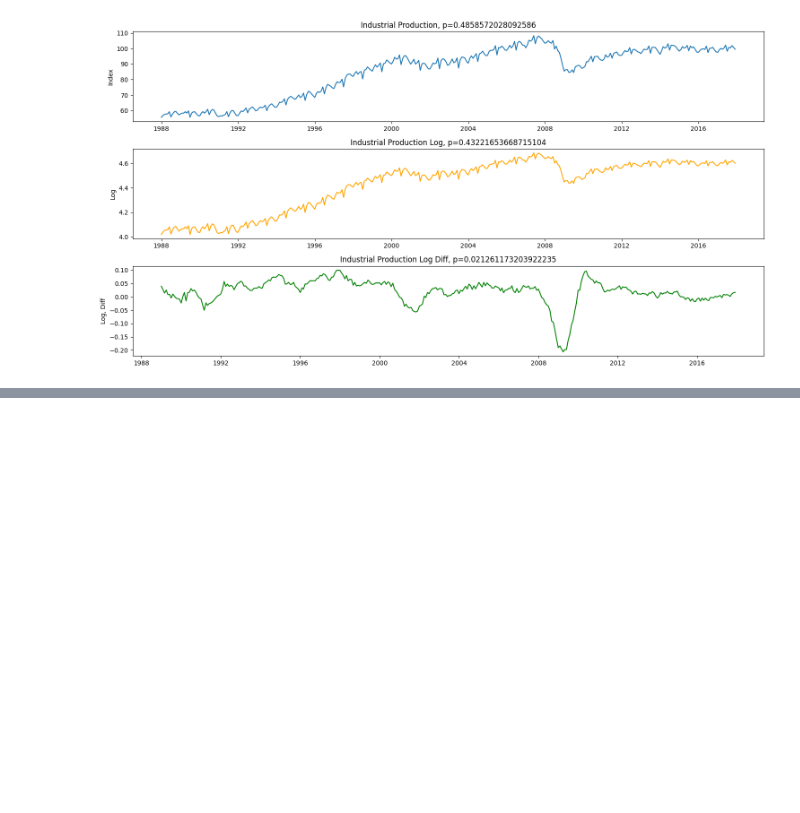
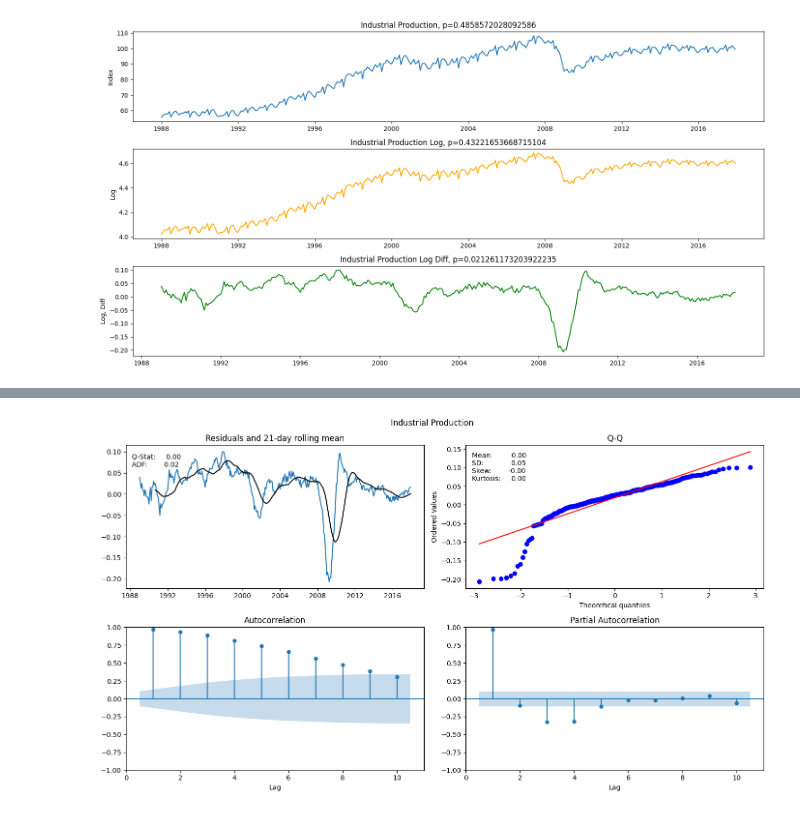
Before and after one commit to akey7/fuzzy-system-research, a Jupyter notebook: ML4AT/decomposition.ipynb, the cells around one changed output, grey strips where cells are left out. Drawn from its saved outputs; the diff is of its cells as text; code cells hidden in the pictures; blank space fills up the shorter version.

```diff
--- a/ML4AT/decomposition.ipynb
+++ b/ML4AT/decomposition.ipynb
@@ -204,0 +205,4 @@ plot_correlogram(nasdaq_log_diff, nlags=100, title="NASDAQ Log Diff")
+# %%
+plot_correlogram(industrial_production_log_diff, nlags=10, title="Industrial Production", acf_plot_ymax=1.0)
+# %% [output]
+[figure, added]
```
Also changed, not shown: parts of 2 cells of this notebook.
